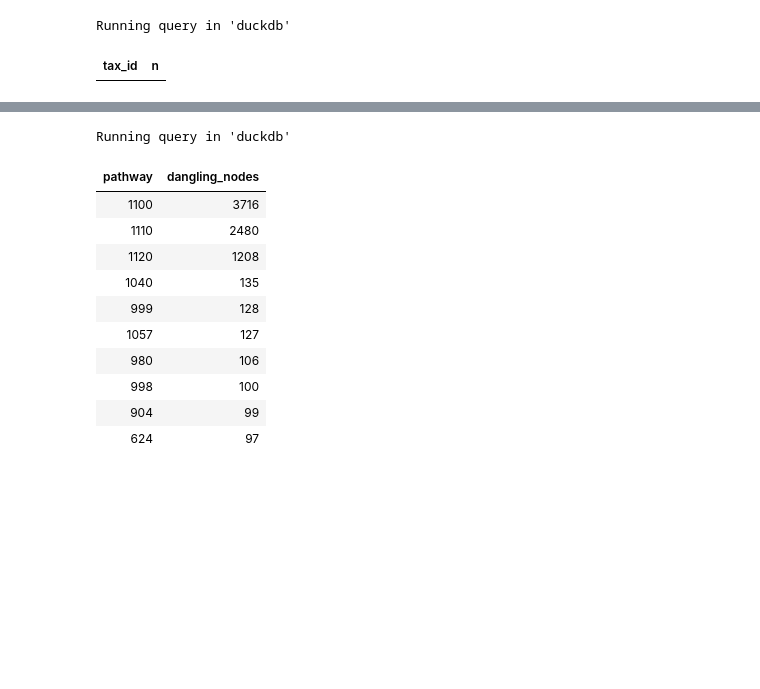
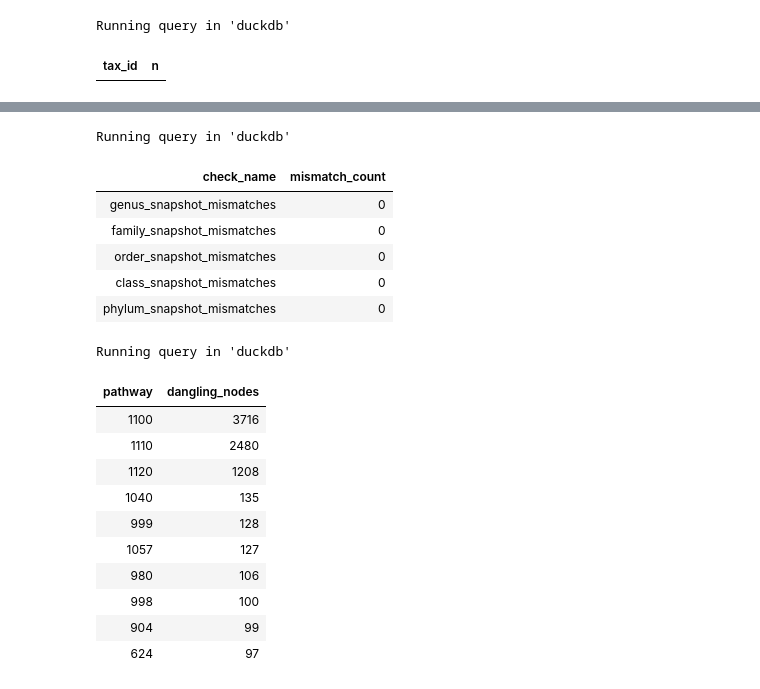
Before and after one commit to ParkinsonLab/metapro-data-vis, a Jupyter notebook: analytics/exploration/notebooks/exploratory_analysis.ipynb, the cells around one changed output, grey strips where cells are left out. Drawn from its saved outputs; the diff is of its cells as text; code cells hidden in the pictures; blank space fills up the shorter version.

```diff
--- a/analytics/exploration/notebooks/exploratory_analysis.ipynb
+++ b/analytics/exploration/notebooks/exploratory_analysis.ipynb
@@ -389,3 +439,60 @@ Running query in 'duckdb'
+# %%
+%%sql
+SELECT 'genus_snapshot_mismatches' AS check_name, COUNT(*) AS mismatch_count
+FROM parents t
+JOIN parents g ON g.tax_id = t.t_genus
+WHERE t.t_genus IS NOT NULL
+  AND (
+    t.t_kingdom IS DISTINCT FROM g.t_kingdom
+    OR t.t_phylum IS DISTINCT FROM g.t_phylum
+    OR t.t_class IS DISTINCT FROM g.t_class
+    OR t.t_order IS DISTINCT FROM g.t_order
+    OR t.t_family IS DISTINCT FROM g.t_family
+  )
+UNION ALL
+SELECT 'family_snapshot_mismatches', COUNT(*)
+FROM parents t
+JOIN parents f ON f.tax_id = t.t_family
+WHERE t.t_family IS NOT NULL
+  AND (
+    t.t_kingdom IS DISTINCT FROM f.t_kingdom
+    OR t.t_phylum IS DISTINCT FROM f.t_phylum
+    OR t.t_class IS DISTINCT FROM f.t_class
+    OR t.t_order IS DISTINCT FROM f.t_order
+  )
+UNION ALL
+SELECT 'order_snapshot_mismatches', COUNT(*)
+FROM parents t
+JOIN parents o ON o.tax_id = t.t_order
+WHERE t.t_order IS NOT NULL
+  AND (
+    t.t_kingdom IS DISTINCT FROM o.t_kingdom
+    OR t.t_phylum IS DISTINCT FROM o.t_phylum
+    OR t.t_class IS DISTINCT FROM o.t_class
+  )
+UNION ALL
+SELECT 'class_snapshot_mismatches', COUNT(*)
+FROM parents t
+JOIN parents c ON c.tax_id = t.t_class
+WHERE t.t_class IS NOT NULL
+  AND (
+    t.t_kingdom IS DISTINCT FROM c.t_kingdom
+    OR t.t_phylum IS DISTINCT FROM c.t_phylum
+  )
+UNION ALL
+SELECT 'phylum_snapshot_mismatches', COUNT(*)
+FROM parents t
+JOIN parents ph ON ph.tax_id = t.t_phylum
+WHERE t.t_phylum IS NOT NULL
+  AND t.t_kingdom IS DISTINCT FROM ph.t_kingdom;
+# %% [output]
+Running query in 'duckdb'
+| check_name | mismatch_count |
+| genus_snapshot_mismatches | 0 |
+| family_snapshot_mismatches | 0 |
+| order_snapshot_mismatches | 0 |
+| class_snapshot_mismatches | 0 |
+| phylum_snapshot_mismatches | 0 |
 # %%
 %%sql
 SELECT pn.pathway, COUNT(*) AS dangling_nodes
```
Also changed, not shown: parts of 3 cells of this notebook, 1 other file.
